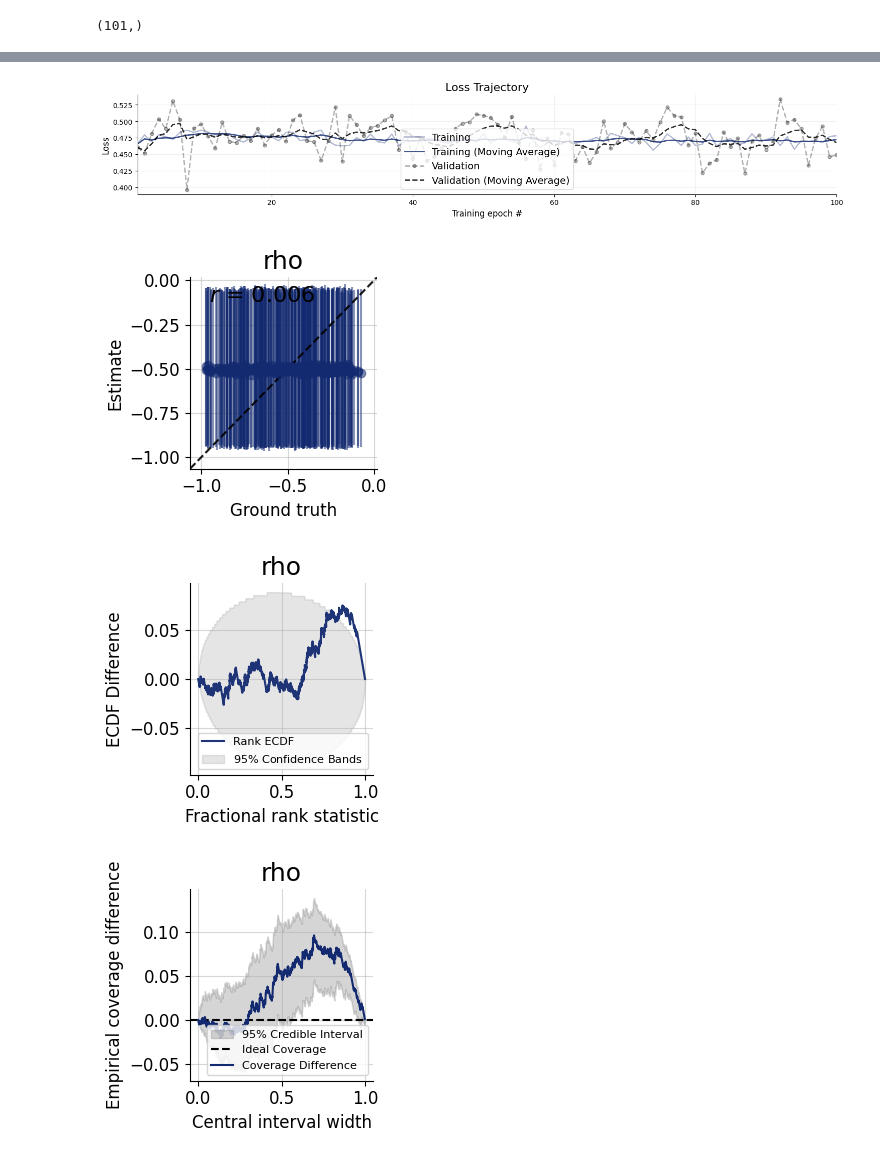
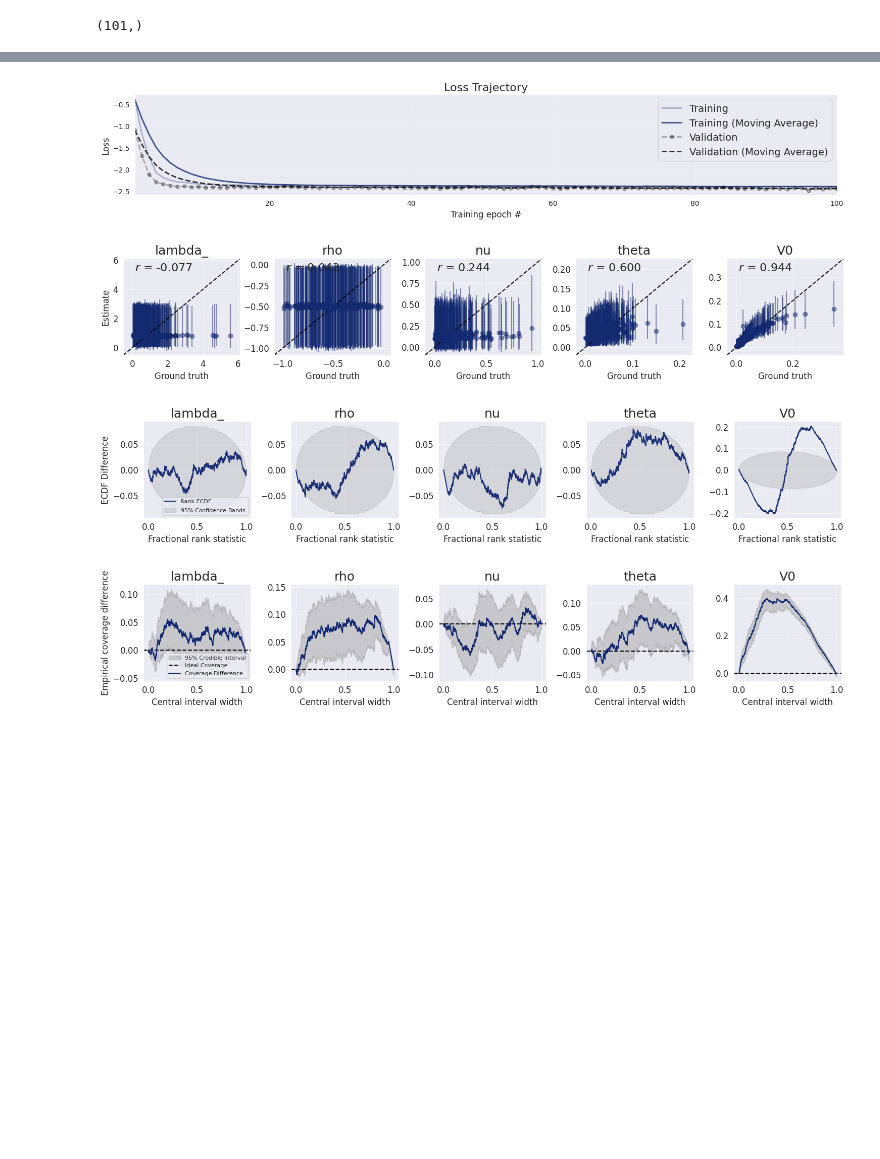
Before and after one commit to HexTechKiran/BayesSmile, a Jupyter notebook: notebooks/simple_heston.ipynb, the cells around one changed output, grey strips where cells are left out. Drawn from its saved outputs; the diff is of its cells as text; code cells hidden in the pictures; blank space fills up the shorter version.

```diff
--- a/notebooks/simple_heston.ipynb
+++ b/notebooks/simple_heston.ipynb
@@ -12,7 +11,7 @@ import bayesflow as bf
 def simple_heston(
     lambda_=1.0,
     rho=-0.7,
-    nu=0.3,
+    nu=0.2,
     theta=0.04,
     V0=0.04,
     T=1.0,
@@ -28,11 +27,14 @@ def simple_heston(
         dV_t = lambda*(theta - V_t)*dt + lambda*nu*sqrt(V_t)*dB_t
     where <dW_t, dB_t> = rho dt.
 
+    Feller condition (2*lambda*theta >= (lambda*nu)^2) must hold; an
+    AssertionError is raised if it is violated.
+
     Parameters
     ----------
     lambda_ : float - Mean-reversion speed.
     rho     : float - Correlation between price and variance Brownians.
-    nu      : float - Vol-of-vol (normalized).
+    nu      : float - Vol-of-vol (normalized); must satisfy nu <= sqrt(2*theta/lambda_).
     theta   : float - Long-run variance.
     V0      : float - Initial variance.
     T       : float - Maturity in years.
@@ -45,17 +47,19 @@ def simple_heston(
     S : ndarray, shape (N, 1+s) - Asset price paths.
     V : ndarray, shape (N, 1+s) - Variance paths.
     """
+    assert 2.0 * lambda_ * theta >= (lambda_ * nu) ** 2, (
+        f"Feller condition violated: 2*lambda*theta={2*lambda_*theta:.4f} < "
+        f"(lambda*nu)^2={(lambda_*nu)**2:.4f}."
+    )
+
     s = int(n * T)
     dt = T / s
     sqrt_dt = np.sqrt(dt)
 
-    # Correlated Brownian increments:
-    #   dW = rho * dB + sqrt(1 - rho^2) * dZ,  dZ independent of dB
     dB = np.random.randn(N, s) * sqrt_dt
     dZ = np.random.randn(N, s) * sqrt_dt
     dW = rho * dB + np.sqrt(1.0 - rho**2) * dZ
 
-    # Variance process (Euler-Maruyama with full truncation to keep V >= 0)
     V_path = np.zeros((N, 1 + s))
     V_path[:, 0] = V0
     for i in range(s):
@@ -65,8 +69,7 @@ def simple_heston(
                             + lambda_ * nu * np.sqrt(np.maximum(V_prev, 0.0)) * dB[:, i])
         V_path[:, i + 1] = np.maximum(V_path[:, i + 1], 0.0)
 
-    # Log-price via Ito's lemma: d log S = -1/2 V dt + sqrt(V) dW
-    log_increments = -0.5 * V_path[:, :-1] * dt + np.sqrt(V_path[:, :-1]) * dW
+    log_increments = -0.5 * V_path[:, :-1] * dt + np.sqrt(np.maximum(V_path[:, :-1], 0.0)) * dW
     log_S = np.zeros((N, 1 + s))
     log_S[:, 0] = np.log(S0)
     log_S[:, 1:] = np.log(S0) + np.cumsum(log_increments, axis=1)
@@ -82,8 +85,18 @@ sim["price"].shape
 (101,)
 # %%
 def priors():
+    lambda_ = np.random.gamma(2, 0.5)        # mean=1.0, positive
+    theta   = np.random.gamma(2, 0.02)       # mean=0.04, positive
+    nu_max  = np.sqrt(2 * theta / lambda_)   # Feller ceiling: nu < nu_max guarantees 2λθ >= (λν)²
+    nu      = np.random.uniform(0, nu_max)
+    rho     = -np.random.beta(2, 2)          # in (-1, 0]
+    V0      = np.random.gamma(2, theta / 2)  # mean=theta
     return {
-        "rho": -np.random.beta(2, 2)
+        "lambda_": lambda_,
+        "rho":     rho,
+        "nu":      nu,
+        "theta":   theta,
+        "V0":      V0,
     }
 # %%
 simulator = bf.make_simulator([priors, simple_heston])
@@ -100,7 +117,7 @@ volatility (4, 101)
 adapter = (
     bf.adapters.Adapter()
     .convert_dtype("float64", "float32")
-    .rename("rho", to_key="inference_variables")
+    .concatenate(["lambda_", "rho", "nu", "theta", "V0"], into="inference_variables")
     .expand_dims(["price", "volatility"], axis=-1)
     .concatenate(["price", "volatility"], axis=-1, into="summary_variables")
 )
@@ -155,14 +173,14 @@ INFO:bayesflow:Training completed in 50.34 seconds.
 # %%
 figures = workflow.plot_default_diagnostics(
     test_data=val_set,
     loss_kwargs={"figsize": (15, 3), "label_fontsize": 12},
-    recovery_kwargs={"figsize": (3, 3), "label_fontsize": 12},
-    calibration_ecdf_kwargs={"figsize": (3, 3), "legend_fontsize": 8, "label_fontsize": 12, "difference": True},
-    coverage_kwargs={"figsize": (3, 3), "legend_fontsize": 8, "label_fontsize": 12, "difference": True},
-    z_score_contraction_kwargs={"figsize": (3, 3), "label_fontsize": 12}
+    recovery_kwargs={"figsize": (15, 3), "label_fontsize": 12},
+    calibration_ecdf_kwargs={"figsize": (15, 3), "legend_fontsize": 8, "label_fontsize": 12, "difference": True},
+    coverage_kwargs={"figsize": (15, 3), "legend_fontsize": 8, "label_fontsize": 12, "difference": True},
+    z_score_contraction_kwargs={"figsize": (15, 3), "label_fontsize": 12}
 )
 # %% [output]
-[figure, old version]
+[figure, new version]
-[figure, old version]
+[figure, new version]
-[figure, old version]
+[figure, new version]
-[figure, old version]
+[figure, new version]
```
Also changed, not shown: parts of 5 cells of this notebook, 2 other files.
